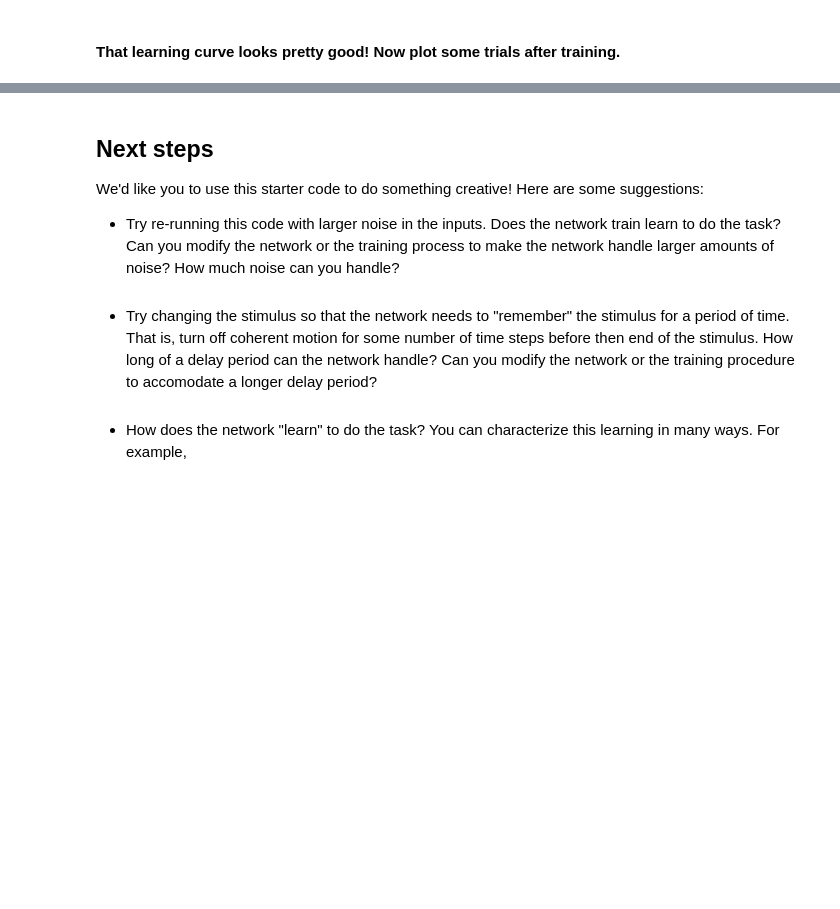
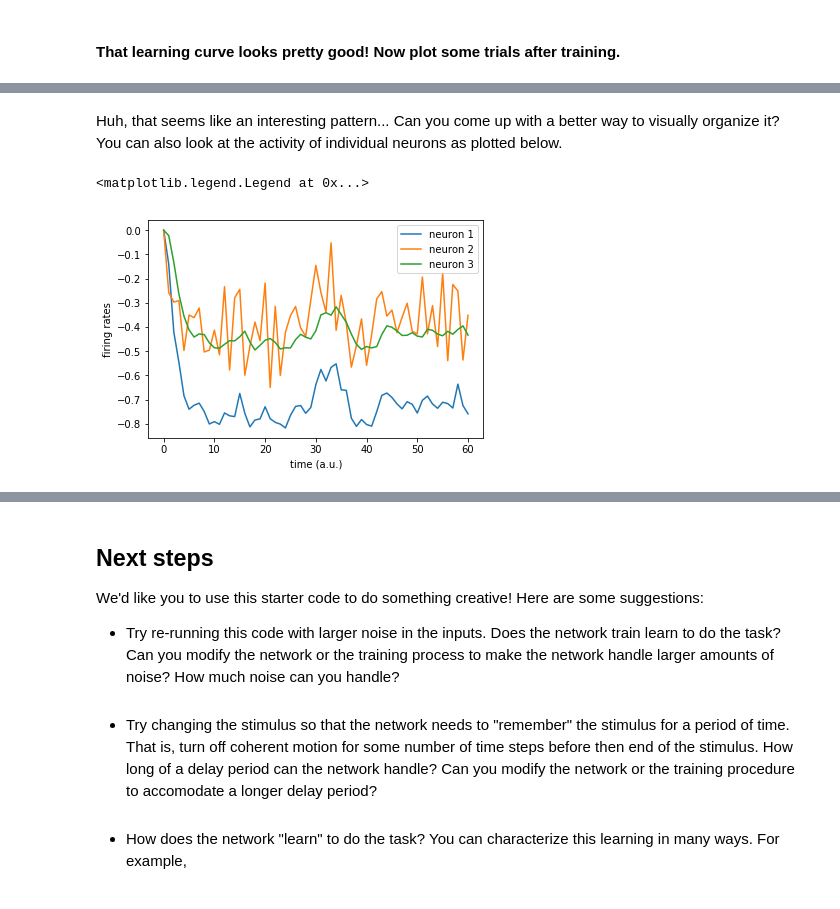
Before and after one commit to ahwillia/mcn-tensorflow-tutorial, a Jupyter notebook: main.ipynb, the cells around one changed output, grey strips where cells are left out. Saved outputs shown, nothing was run; the diff lists cells and outputs as text; code cells hidden in the pictures; blank space fills up the shorter version.

```diff
--- a/main.ipynb
+++ b/main.ipynb
@@ -205,3 +220,15 @@ axes[1].set_xlabel('time')
+# %% [markdown]
+Huh, that seems like an interesting pattern... Can you come up with a better way to visually organize it? You can also look at the activity of individual neurons as plotted below.
+# %%
+plt.plot(rates[0], label='neuron 1')
+plt.plot(rates[1], label='neuron 2')
+plt.plot(rates[2], label='neuron 3')
+plt.xlabel('time (a.u.)')
+plt.ylabel('firing rates')
+plt.legend(loc='best')
+# %% [output]
+<matplotlib.legend.Legend at 0x...>
+[figure, added]
 # %% [markdown]
 ### Plot the eigenvalues of the weight matrix
 
```
Also changed, not shown: parts of 8 cells of this notebook, 1 other file.
